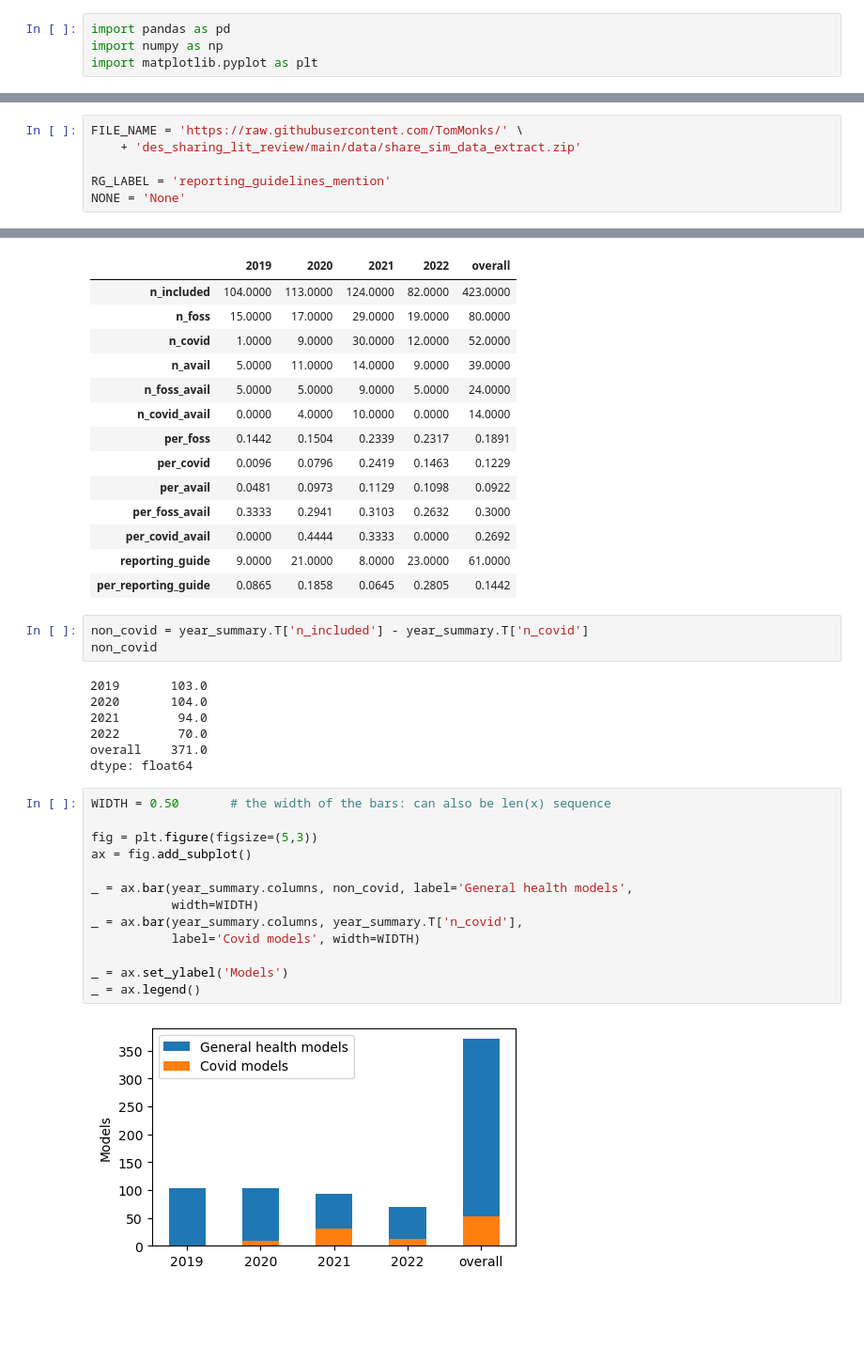
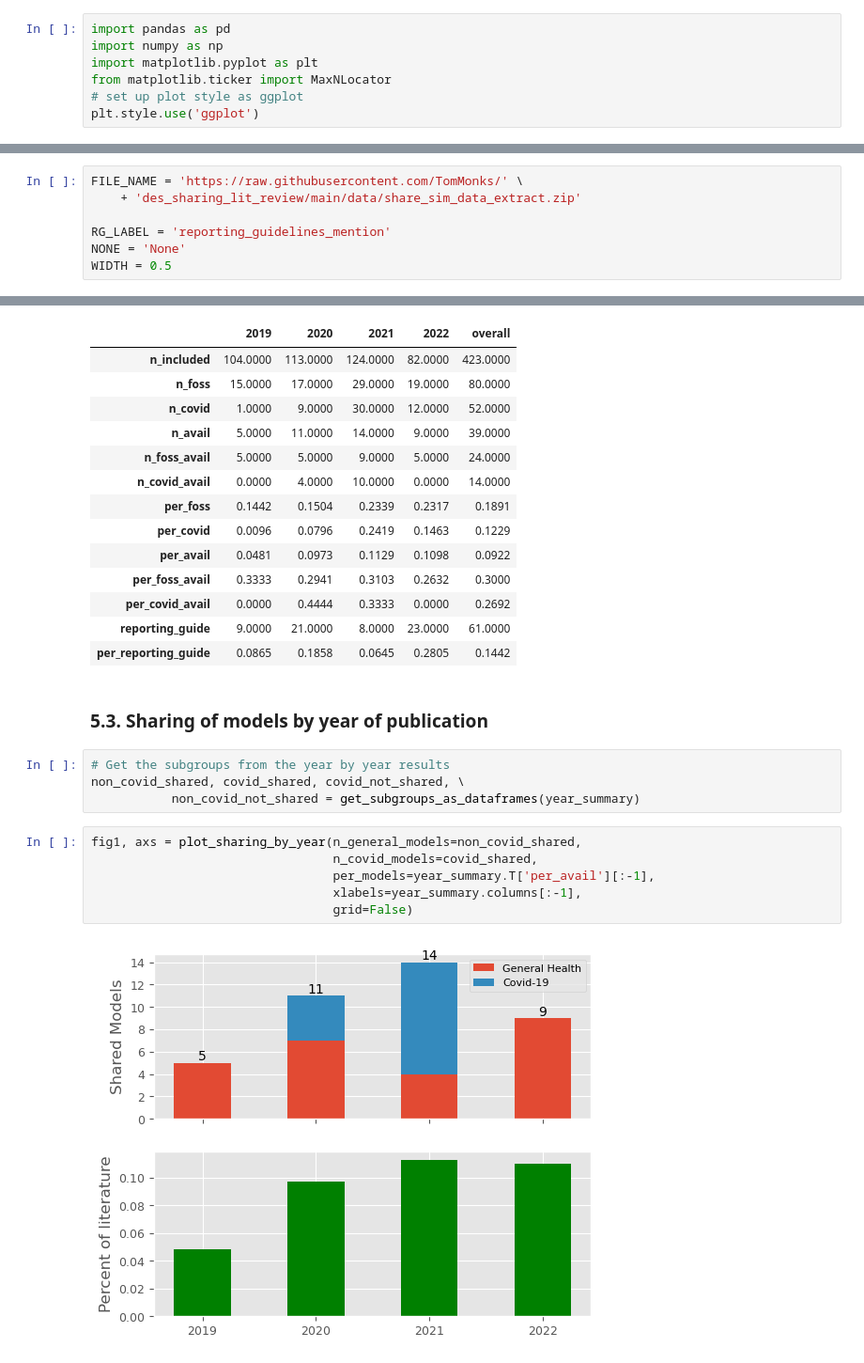
Before and after one commit to TomMonks/des_sharing_lit_review, a Jupyter notebook: _sources/content/03_results/03a_year.ipynb, the cells around one changed output, grey strips where cells are left out. Shown at 94% size. Cells and saved outputs as stored; diff of their text form; blank space fills up the shorter version.

```diff
--- a/_sources/content/03_results/03a_year.ipynb
+++ b/_sources/content/03_results/03a_year.ipynb
@@ -12,3 +16,6 @@ These results presented in this notebook the following questions
 import pandas as pd
 import numpy as np
 import matplotlib.pyplot as plt
+from matplotlib.ticker import MaxNLocator
+# set up plot style as ggplot
+plt.style.use('ggplot')
@@ -23,5 +32,6 @@ FILE_NAME = 'https://raw.githubusercontent.com/TomMonks/' \
 
 RG_LABEL = 'reporting_guidelines_mention'
 NONE = 'None'
+WIDTH = 0.5
 # %% [markdown]
 ## 3. Functions
@@ -111,28 +370,17 @@ year_summary
 | per_covid_avail | 0.0000 | 0.4444 | 0.3333 | 0.0000 | 0.2692 |
 | reporting_guide | 9.0000 | 21.0000 | 8.0000 | 23.0000 | 61.0000 |
 | per_reporting_guide | 0.0865 | 0.1858 | 0.0645 | 0.2805 | 0.1442 |
-# %%
-non_covid = year_summary.T['n_included'] - year_summary.T['n_covid']
-non_covid
-# %% [output]
-2019       103.0
-2020       104.0
-2021        94.0
-2022        70.0
-overall    371.0
-dtype: float64
-# %%
-WIDTH = 0.50       # the width of the bars: can also be len(x) sequence
-
-fig = plt.figure(figsize=(5,3))
-ax = fig.add_subplot()
-
-_ = ax.bar(year_summary.columns, non_covid, label='General health models',
-           width=WIDTH)
-_ = ax.bar(year_summary.columns, year_summary.T['n_covid'],
-           label='Covid models', width=WIDTH)
-
-_ = ax.set_ylabel('Models')
-_ = ax.legend()
-# %% [output]
-[figure, removed]
+# %% [markdown]
+### 5.3. Sharing of models by year of publication
+# %%
+# Get the subgroups from the year by year results
+non_covid_shared, covid_shared, covid_not_shared, \
+           non_covid_not_shared = get_subgroups_as_dataframes(year_summary)
+# %%
+fig1, axs = plot_sharing_by_year(n_general_models=non_covid_shared,
+                                 n_covid_models=covid_shared,
+                                 per_models=year_summary.T['per_avail'][:-1],
+                                 xlabels=year_summary.columns[:-1],
+                                 grid=False)
+# %% [output]
+[figure, added]
```
Also changed, not shown: parts of 15 cells of this notebook, 23 other files.
